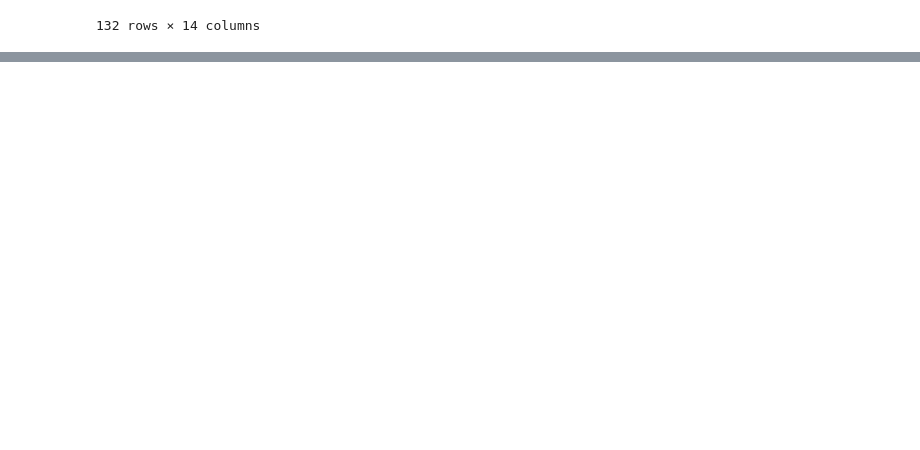
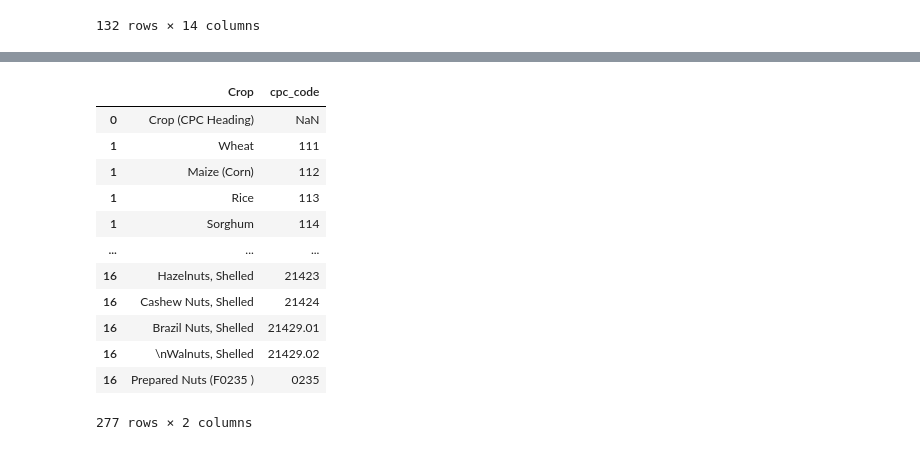
Before and after one commit to pariosur/food_waste, a Jupyter notebook: food_waste/Food Waste Analysis.ipynb, the cells around one changed output, grey strips where cells are left out. Cells and saved outputs as stored; diff of their text form; code cells hidden in the pictures; blank space fills up the shorter version.

```diff
--- a/food_waste/Food Waste Analysis.ipynb
+++ b/food_waste/Food Waste Analysis.ipynb
@@ -581,0 +654,4 @@ Name: method_data_collection, dtype: int64
+# %%
+# cpc = df_new_fao['Crop'].str.findall('[0-9]+')
+# cpc = df_new_fao['Crop'].str.findall('(\d+\.?\d*)')
+cpc = df_new_fao['Crop'].str.extract('(\d+\.?\d*)')
@@ -581,0 +705,2 @@ Name: method_data_collection, dtype: int64
+# %%
+df_final = pd.DataFrame(df_new_fao['Crop'].str.replace('\((\d+\.?\d*)', ''))
@@ -581,0 +722,18 @@ Name: method_data_collection, dtype: int64
+# %%
+df_final['cpc_code']=cpc[0]
+# %%
+df_final
+# %% [output]
+|  | Crop | cpc_code |
+| 0 | Crop (CPC Heading) | NaN |
+| 1 | Wheat | 111 |
+| 1 | Maize (Corn) | 112 |
+| 1 | Rice | 113 |
+| 1 | Sorghum | 114 |
+| ... | ... | ... |
+| 16 | Hazelnuts, Shelled | 21423 |
+| 16 | Cashew Nuts, Shelled | 21424 |
+| 16 | Brazil Nuts, Shelled | 21429.01 |
+| 16 | \nWalnuts, Shelled | 21429.02 |
+| 16 | Prepared Nuts (F0235 ) | 0235 |
+277 rows × 2 columns
```
Also changed, not shown: parts of 26 cells of this notebook, 7 other files.
